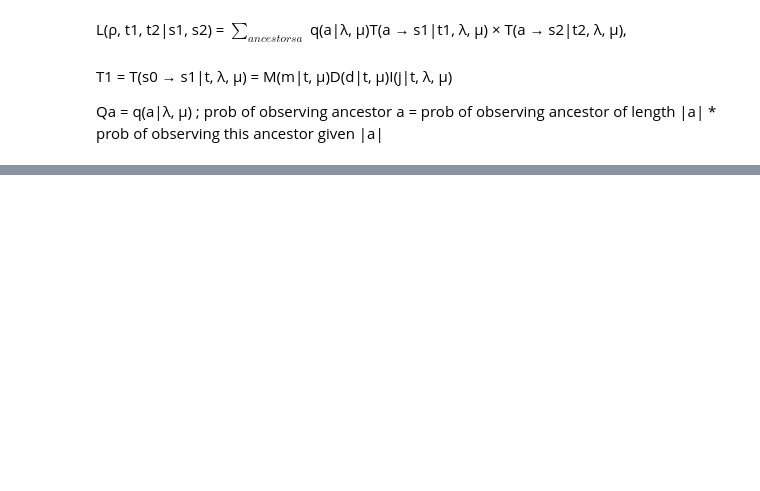
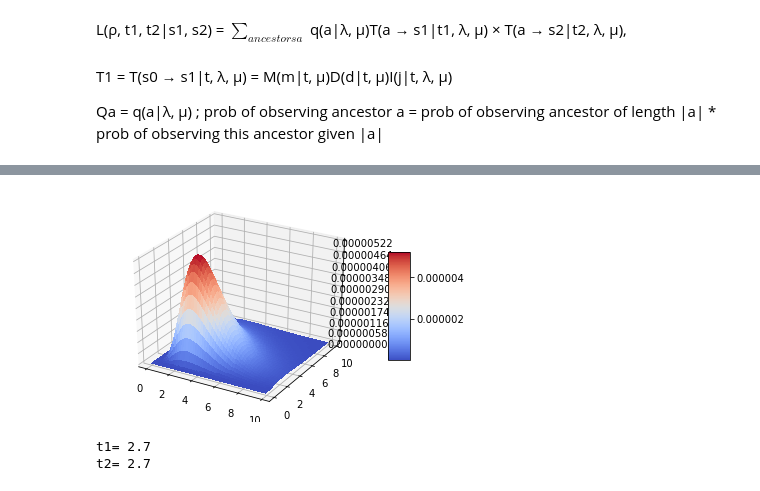
Before and after one commit to maepz/CRISPR_distance, a Jupyter notebook: CRISPR_distance_brouillon.ipynb, the cells around one changed output, grey strips where cells are left out. Drawn from its saved outputs; the diff is of its cells as text; code cells hidden in the pictures; blank space fills up the shorter version.

```diff
--- a/CRISPR_distance_brouillon.ipynb
+++ b/CRISPR_distance_brouillon.ipynb
@@ -659,0 +663,7 @@ compare_ancestor_to_arrays(combi_s0,PAIR)
+# %%
+from CRISPR_functions import combi,CRISPR_pair
+
+combi_s0=combi([6,0,1,1])
+pair=([9, 2, 3, 4, 5], [0, 1, 2, 3, 7, 8])
+PAIR=CRISPR_pair(pair[0],pair[1])
+combi_s0.compare_ancestor_to_arrays(PAIR)
@@ -667,15 +679,16 @@ T1 = T(s0 → s1|t, λ, μ) = M(m|t, μ)D(d|t, μ)I(j|t, λ, μ)
 
 Qa = q(a|λ, μ) ; prob of observing ancestor a = prob of observing ancestor of length |a| * prob of observing this ancestor given |a|
 # %%
-
+import CRISPR_functions
+importlib.reload(CRISPR_functions)
 
 def L(rho,t1,t2,PAIR): #add l1, l2
+    from CRISPR_functions import prob_n_given_ro, combi, CRISPR_pair, M, I, D
 
-    lbd=rho/(rho+1)
+    lbda=rho/(rho+1)
     mu=1/(rho+1)
 
     ancestors_dic= PAIR.get_combi(1,12) #l1,l2
-    print(ancestors_dic)
     Likelihood=0
 
     for s0,ws in ancestors_dic.items():
@@ -693,11 +706,11 @@ def L(rho,t1,t2,PAIR): #add l1, l2
     return(Likelihood)
 
 
-
 pair=([9, 2, 3, 4, 5], [0, 1, 2, 3, 7, 8])
 PAIR=CRISPR_pair(pair[0],pair[1])
 rho=5
 t1=2
 t2=3
+# print(PAIR)
 print( L(rho,t1,t2,PAIR))
 # %% [output]
@@ -705,0 +779,40 @@ NameError: name 'prob_n_given_ro' is not defined
+# %%
+# This import registers the 3D projection, but is otherwise unused.
+from mpl_toolkits.mplot3d import Axes3D  # noqa: F401 unused import
+
+import matplotlib.pyplot as plt
+from matplotlib import cm
+from matplotlib.ticker import LinearLocator, FormatStrFormatter
+import numpy as np
+
+
+fig = plt.figure()
+ax = fig.gca(projection='3d')
+
+# Make data.
+X = np.arange(0, 10, 0.1)
+Y = np.arange(0,10, 0.1)
+X, Y = np.meshgrid(X, Y)
+Z = L(rho,(X,Y),PAIR,(1,12))
+
+# Plot the surface.
+surf = ax.plot_surface(X, Y, Z, cmap=cm.coolwarm,
+                       linewidth=0, antialiased=False)
+
+# Customize the z axis.
+# ax.set_zlim(0, 0.000005)
+ax.zaxis.set_major_locator(LinearLocator(10))
+# ax.zaxis.set_major_formatter(FormatStrFormatter('%.02f'))
+
+# Add a color bar which maps values to colors.
+fig.colorbar(surf, shrink=0.5, aspect=5)
+
+plt.show()
+
+max_Z=np.argmax(Z)
+print('t1=',X.flatten()[max_Z])
+print('t2=',Y.flatten()[max_Z])
+# %% [output]
+[figure, added]
+t1= 2.7
+t2= 2.7
```
Also changed, not shown: parts of 13 cells of this notebook, 2 other files.
